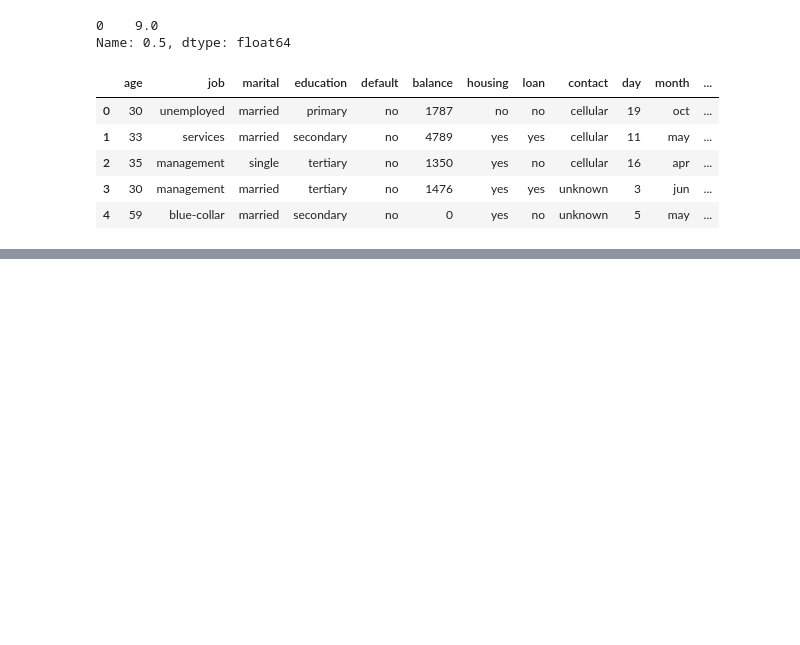
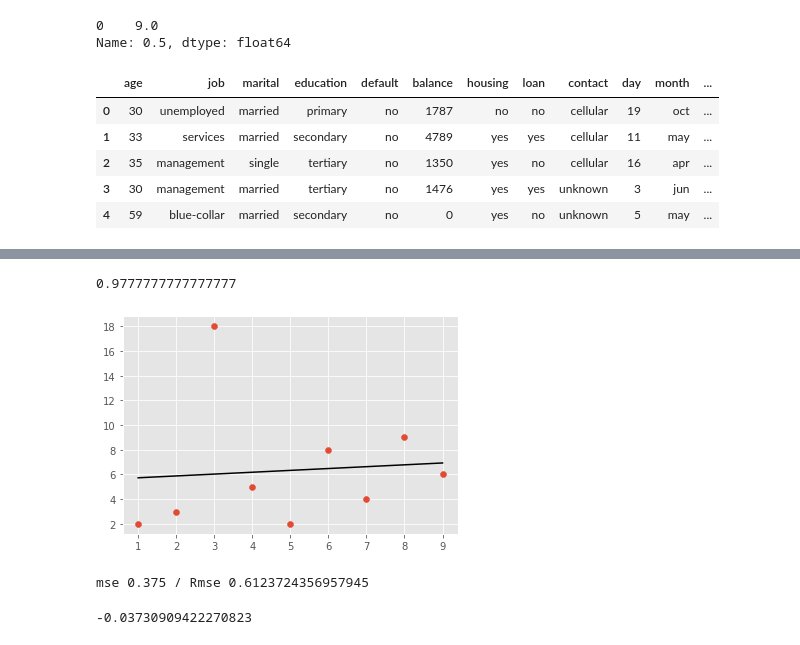
Before and after one commit to hsargoli/MyWorks, a Jupyter notebook: introductionDataS_pandasNumpyScipy.ipynb, the cells around one changed output, grey strips where cells are left out. Saved outputs shown, nothing was run; the diff lists cells and outputs as text; code cells hidden in the pictures; blank space fills up the shorter version.

Commit message:
kfold added

```diff
--- a/introductionDataS_pandasNumpyScipy.ipynb
+++ b/introductionDataS_pandasNumpyScipy.ipynb
@@ -364,0 +472,49 @@ data.head().style.set_table_styles(
+# %%
+# decision Tree
+from sklearn.tree import DecisionTreeClassifier
+from sklearn import metrics
+dtc = DecisionTreeClassifier()
+dtc.fit(x_train, y_train)
+ypred = dtc.predict(x_test)
+
+metrics.accuracy_score(y_test, ypred)
+# or use dtc.score
+# %% [output]
+0.9777777777777777
+# %%
+from matplotlib.collections import LineCollection
+# regression
+from sklearn.linear_model import LinearRegression
+
+x = np.arange(1,10).reshape(-1,1)
+y = np.array([2,3,18,5,2,8,4,9,6]).reshape(-1,1)
+
+
+reg = LinearRegression()
+reg.fit(x,y)
+
+ypred = reg.predict(x)
+
+plt.scatter(x,y)
+plt.plot(x,ypred, c = 'k')
+plt.show()
+# %% [output]
+[figure, added]
+# %%
+from sklearn.metrics import mean_squared_error
+
+y_true = [3, -0.5, 2, 7]
+y_pred = [2.5, 0.0, 2, 8]
+a = mean_squared_error(y_true, y_pred)
+rmse = np.sqrt(a)
+print(f'mse {a} / Rmse {rmse}')
+# %% [output]
+mse 0.375 / Rmse 0.6123724356957945
+# %%
+# kfold cross validation
+from sklearn.model_selection import cross_val_score
+reg = LinearRegression()
+cv_score = cross_val_score(reg, x, y, cv=2)
+np.mean(cv_score)
+# %% [output]
+-0.03730909422270823
```
Also changed, not shown: parts of 12 cells of this notebook.
